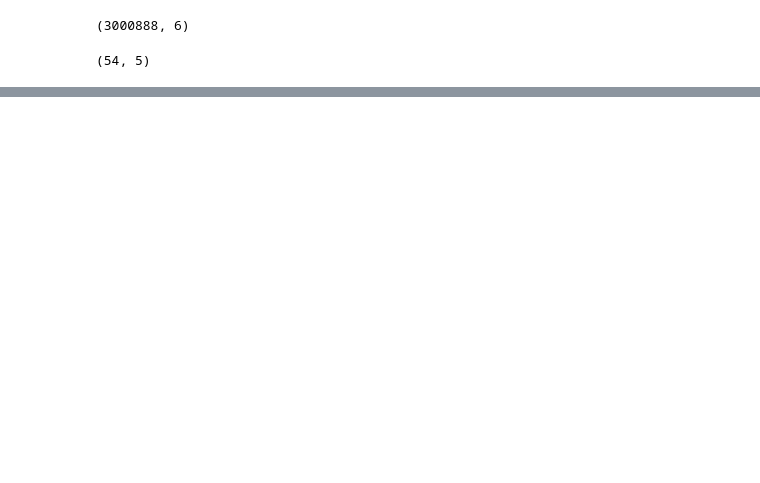
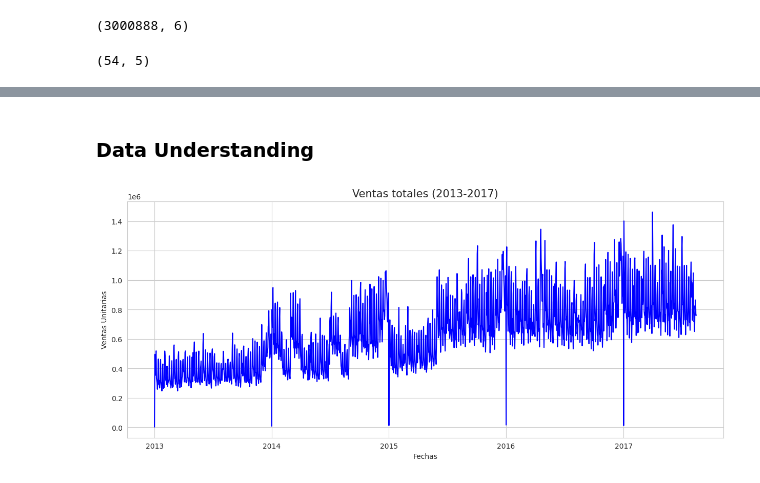
Before and after one commit to JuanCL2000/Store-Sales---Time-Series-Forecasting, a Jupyter notebook: 01_data_loading_and_merging.ipynb, the cells around one changed output, grey strips where cells are left out. Drawn from its saved outputs; the diff is of its cells as text; code cells hidden in the pictures; blank space fills up the shorter version.

```diff
--- a/01_data_loading_and_merging.ipynb
+++ b/01_data_loading_and_merging.ipynb
@@ -108,3 +144,7 @@ dtype: int64
 | 2 | 2 | 2013-01-01 | 1 | BEAUTY | 0.0 | 0 | Quito | Pichincha | D | 13 | ... |
 | 3 | 3 | 2013-01-01 | 1 | BEVERAGES | 0.0 | 0 | Quito | Pichincha | D | 13 | ... |
 | 4 | 4 | 2013-01-01 | 1 | BOOKS | 0.0 | 0 | Quito | Pichincha | D | 13 | ... |
+# %%
+df = df.sort_values(['store_nbr', 'family', 'date'])
+df['promocion_ayer'] = df.groupby(['store_nbr', 'family'])['onpromotion'].shift(1)
+df['promocion_ayer'] = df['promocion_ayer'].fillna(0)
@@ -110,0 +153,16 @@ dtype: int64
+# %%
+def extraer_caract_tiempo(data):
+
+    data['day_of_week'] = data['date'].dt.dayofweek
+    data['month'] = data['date'].dt.month
+    data['year'] = data['date'].dt.year
+    data['day_of_month'] = data['date'].dt.day
+
+    data['is_payday'] = ((data['day_of_month']==15)| (data['date'].dt.is_month_end))
+    data['is_weekend'] = (data['day_of_week'] >= 5).astype(int)
+    return data
+# %%
+df = extraer_caract_tiempo(df)
+#print(df.head(10))
+print(df[['date','day_of_week', 'is_payday', 'is_weekend']].head(15))
+df.head()
@@ -110,0 +192,17 @@ dtype: int64
+# %% [markdown]
+### Data Understanding
+# %%
+import matplotlib.pyplot as plt
+import seaborn as sns
+
+plt.figure(figsize=(15,6))
+sns.set_style('whitegrid')
+
+daily_sales = df.groupby('date')['sales'].sum().reset_index()
+sns.lineplot(data= daily_sales, x= 'date', y= 'sales', color = 'blue')
+plt.title('Ventas totales (2013-2017)', fontsize= 15)
+plt.xlabel('Fechas')
+plt.ylabel('Ventas Unitarias')
+plt.show()
+# %% [output]
+[figure, added]
```
Also changed, not shown: parts of 23 cells of this notebook.
